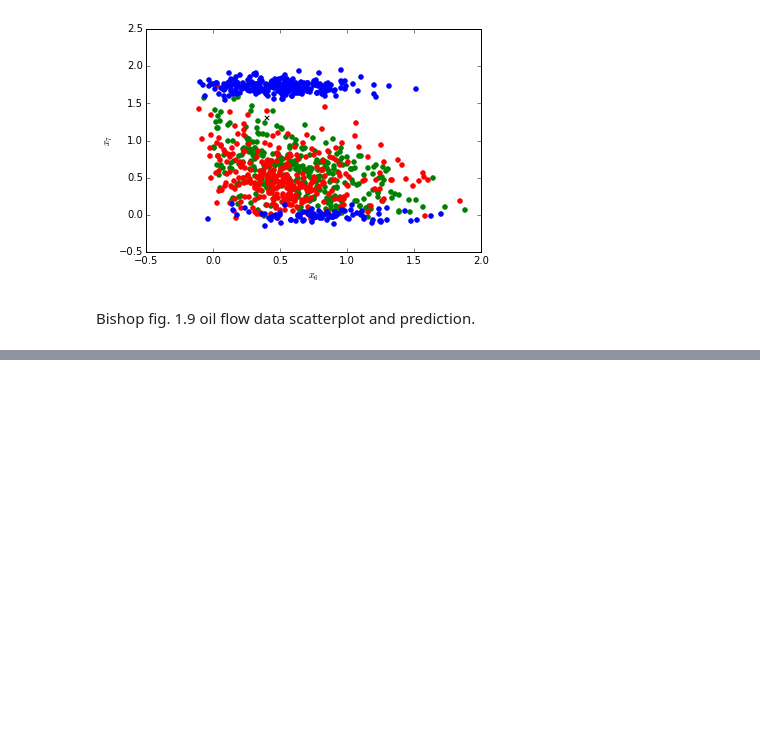
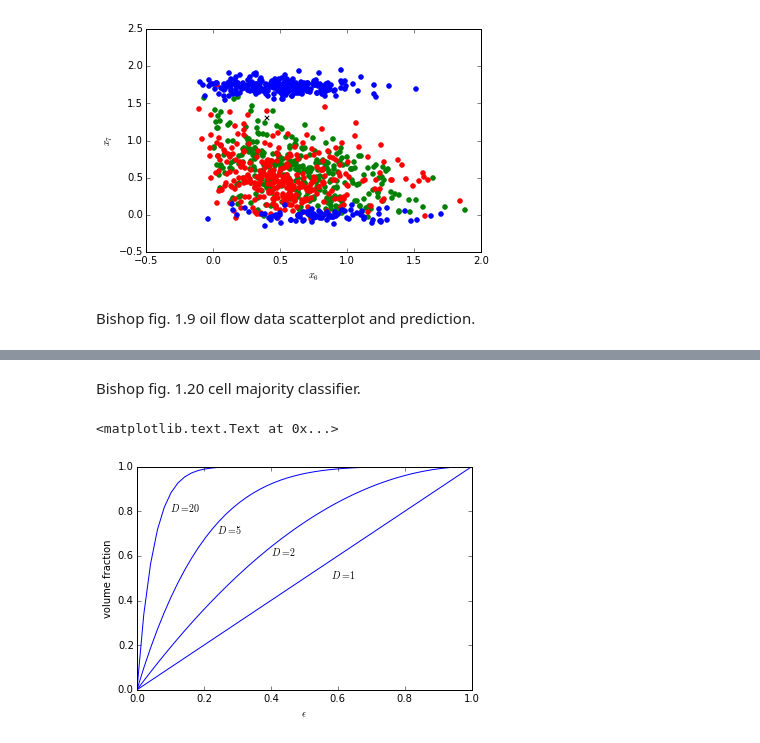
Before and after one commit to andrely/ipython-notebooks, a Jupyter notebook: Bishop - chapter 1.ipynb, the cells around one changed output, grey strips where cells are left out. Cells and saved outputs as stored; diff of their text form; code cells hidden in the pictures; blank space fills up the shorter version.

```diff
--- a/Bishop - chapter 1.ipynb
+++ b/Bishop - chapter 1.ipynb
@@ -660,0 +709,30 @@ Bishop fig. 1.9 oil flow data scatterplot and prediction.
+# %% [markdown]
+Bishop fig. 1.20 cell majority classifier.
+# %%
+def vol_frac(eps, D):
+    return 1 - (1 - eps)**D
+
+eps = np.linspace(0, 1)
+v1 = vol_frac(eps, 1)
+v2 = vol_frac(eps, 2)
+v5 = vol_frac(eps, 5)
+v20 = vol_frac(eps, 20)
+
+fig = plt.figure()
+ax = fig.add_subplot(111)
+
+plot(eps, v1, color='b')
+plot(eps, v2, color='b')
+plot(eps, v5, color='b')
+plot(eps, v20, color='b')
+
+plt.xlabel(r'$\epsilon$')
+plt.ylabel(r'volume fraction')
+
+ax.text(.58, .5, r'$D=1$')
+ax.text(.4, .6, r'$D=2$')
+ax.text(.24, .7, r'$D=5$')
+ax.text(.1, .8, r'$D=20$')
+# %% [output]
+<matplotlib.text.Text at 0x...>
+[figure, added]
```
Also changed, not shown: parts of 9 cells of this notebook.
